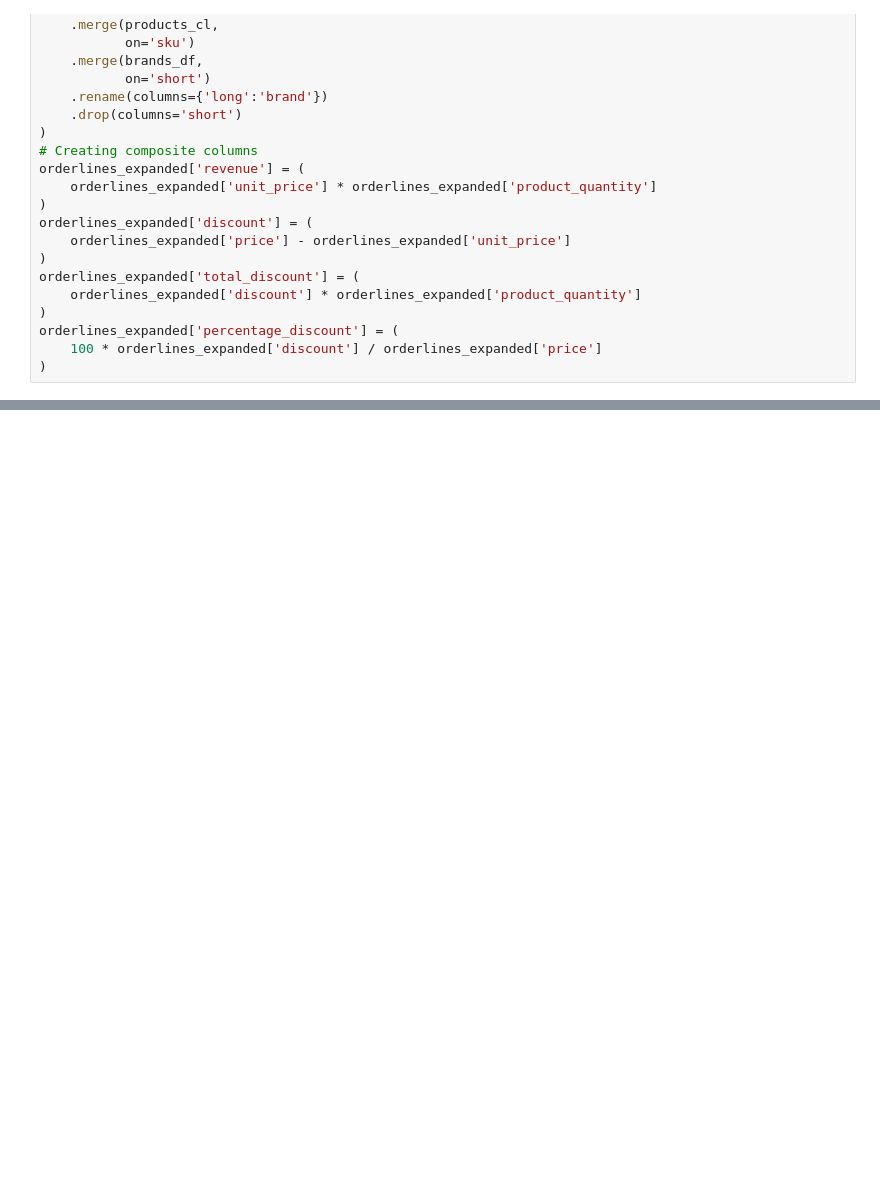
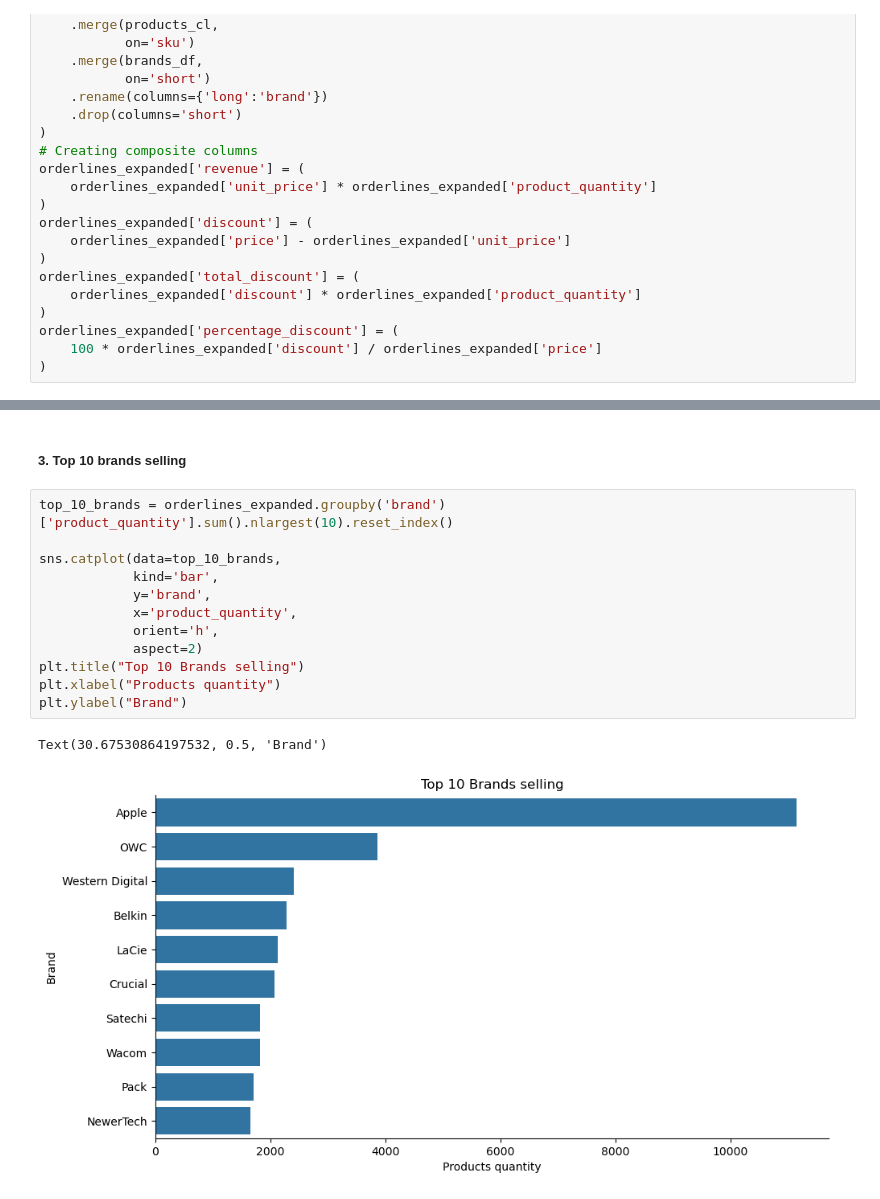
Before and after one commit to KostasBzn/WBS_CODING_SCHOOL_projects, a Jupyter notebook: 5_data_visualisation.ipynb, the cells around one changed output, grey strips where cells are left out. Saved outputs shown, nothing was run; the diff lists cells and outputs as text; blank space fills up the shorter version.

```diff
--- a/5_data_visualisation.ipynb
+++ b/5_data_visualisation.ipynb
@@ -48,0 +97,17 @@ orderlines_expanded['percentage_discount'] = (
+# %% [markdown]
+##### 3. Top 10 brands selling
+# %%
+top_10_brands = orderlines_expanded.groupby('brand')['product_quantity'].sum().nlargest(10).reset_index()
+
+sns.catplot(data=top_10_brands,
+            kind='bar',
+            y='brand',
+            x='product_quantity',
+            orient='h',
+            aspect=2)
+plt.title("Top 10 Brands selling")
+plt.xlabel("Products quantity")
+plt.ylabel("Brand")
+# %% [output]
+Text(30.67530864197532, 0.5, 'Brand')
+[figure, added]
```
Also changed, not shown: parts of 10 cells of this notebook, 2 other files.
